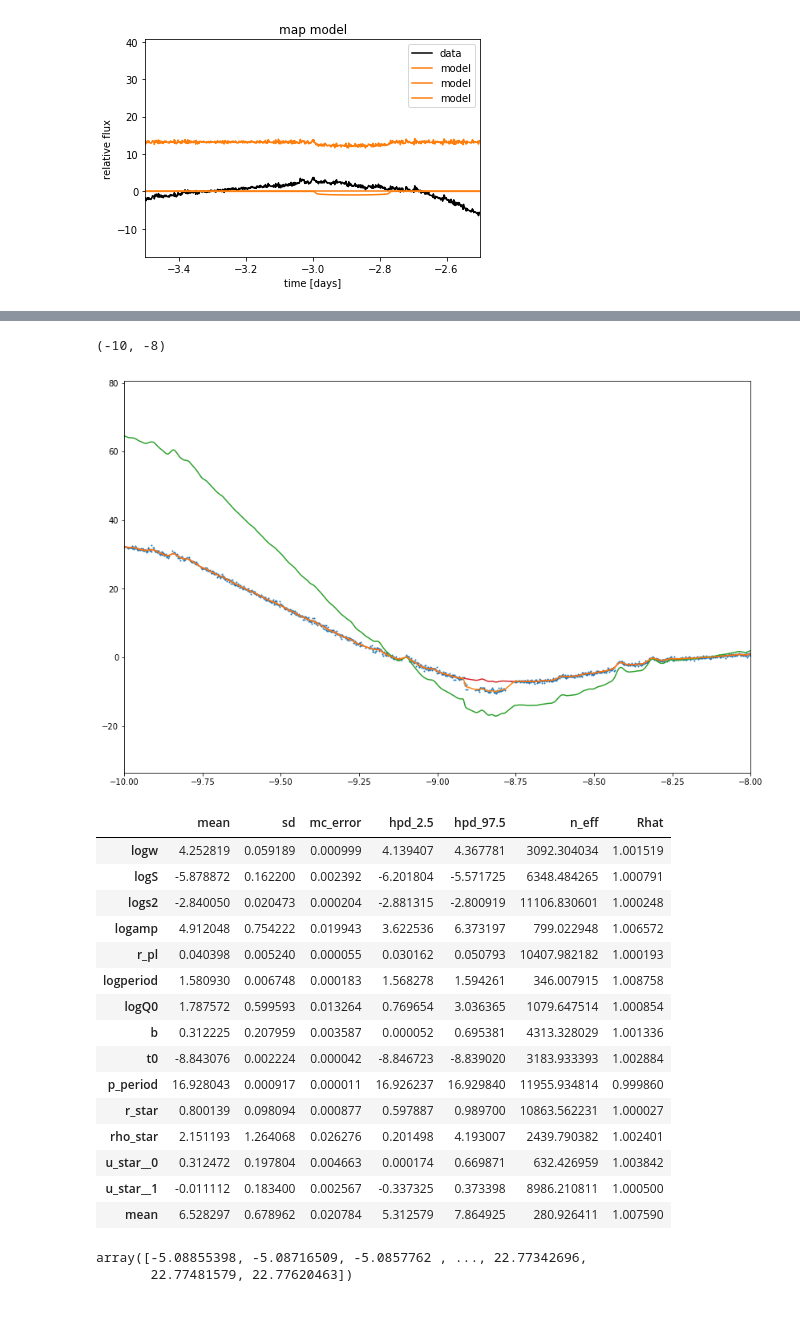
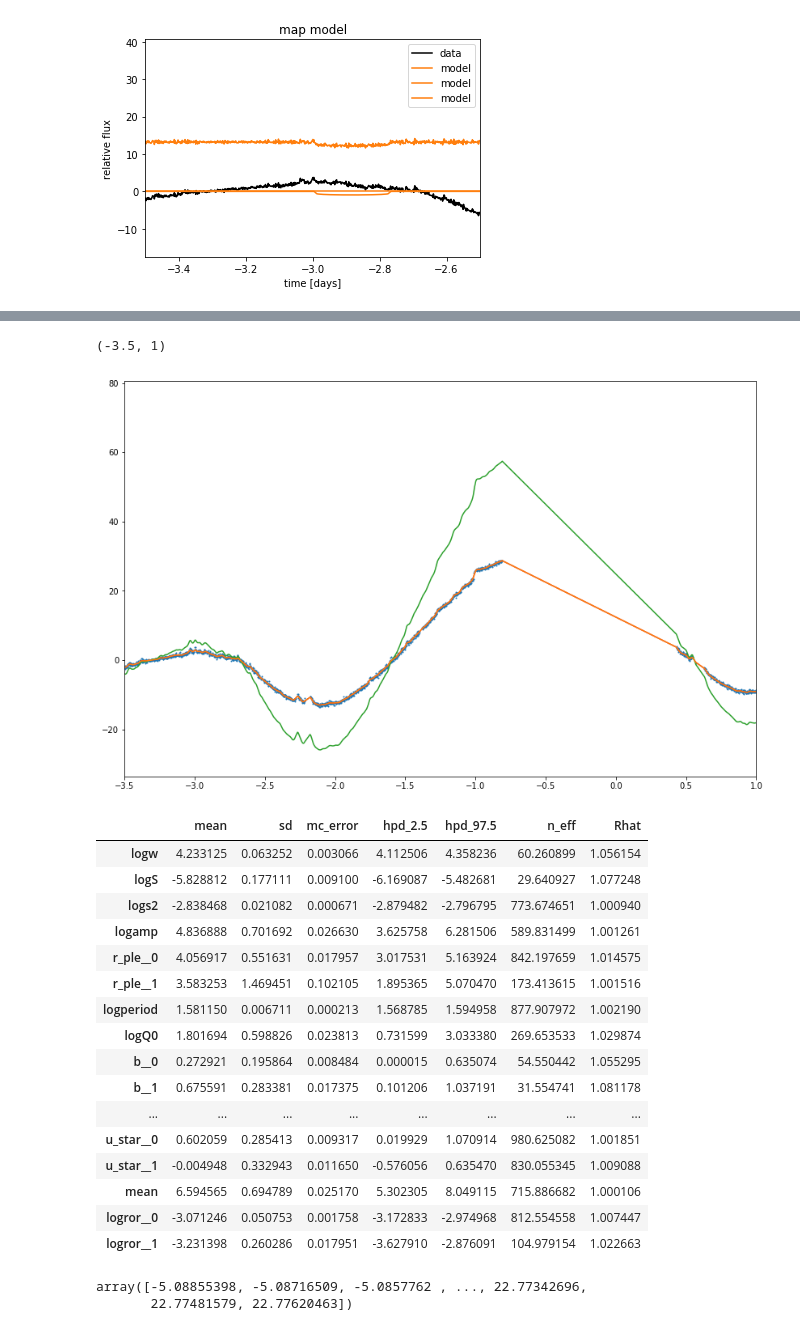
Before and after one commit to mrtommyb/l98-59-transitmodel, a Jupyter notebook: code/for_tom-Copy1.ipynb, the cells around one changed output, grey strips where cells are left out. Drawn from its saved outputs; the diff is of its cells as text; code cells hidden in the pictures.

```diff
--- a/code/for_tom-Copy1.ipynb
+++ b/code/for_tom-Copy1.ipynb
@@ -431,30 +452,31 @@ plt.plot(x[mask], gp_mod, color="C3", label="model")
 plt.plot(x[mask], np.percentile(pred, [50], axis=0)[0] + gp_mod, color="C2", label="model")
 plt.plot(x[mask], np.percentile(pred, [50], axis=0)[0], color="C1", label="model")
 plt.scatter(x,y, s=1)
-plt.xlim(7-17,9-17)
+plt.xlim(-3.5,1)
 # %% [output]
-(-10, -8)
+(-3.5, 1)
-[figure, old version]
+[figure, new version]
 # %%
-pm.summary(trace, varnames=["logw", "logS", "logs2", "logamp", "r_pl", "logperiod", "logQ0",
-                            "b", "t0", "p_period", "r_star", "rho_star", "u_star", "mean"])
+pm.summary(trace, varnames=["logw", "logS", "logs2", "logamp", "r_ple", "logperiod", "logQ0",
+                            "b", "t0", "p_period", "r_star", "rho_star", "u_star", "mean", 'logror'])
 # %% [output]
 |  | mean | sd | mc_error | hpd_2.5 | hpd_97.5 | n_eff | Rhat |
-| logw | 4.252819 | 0.059189 | 0.000999 | 4.139407 | 4.367781 | 3092.304034 | 1.001519 |
-| logS | -5.878872 | 0.162200 | 0.002392 | -6.201804 | -5.571725 | 6348.484265 | 1.000791 |
-| logs2 | -2.840050 | 0.020473 | 0.000204 | -2.881315 | -2.800919 | 11106.830601 | 1.000248 |
-| logamp | 4.912048 | 0.754222 | 0.019943 | 3.622536 | 6.373197 | 799.022948 | 1.006572 |
-| r_pl | 0.040398 | 0.005240 | 0.000055 | 0.030162 | 0.050793 | 10407.982182 | 1.000193 |
-| logperiod | 1.580930 | 0.006748 | 0.000183 | 1.568278 | 1.594261 | 346.007915 | 1.008758 |
-| logQ0 | 1.787572 | 0.599593 | 0.013264 | 0.769654 | 3.036365 | 1079.647514 | 1.000854 |
-| b | 0.312225 | 0.207959 | 0.003587 | 0.000052 | 0.695381 | 4313.328029 | 1.001336 |
-| t0 | -8.843076 | 0.002224 | 0.000042 | -8.846723 | -8.839020 | 3183.933393 | 1.002884 |
-| p_period | 16.928043 | 0.000917 | 0.000011 | 16.926237 | 16.929840 | 11955.934814 | 0.999860 |
-| r_star | 0.800139 | 0.098094 | 0.000877 | 0.597887 | 0.989700 | 10863.562231 | 1.000027 |
-| rho_star | 2.151193 | 1.264068 | 0.026276 | 0.201498 | 4.193007 | 2439.790382 | 1.002401 |
-| u_star__0 | 0.312472 | 0.197804 | 0.004663 | 0.000174 | 0.669871 | 632.426959 | 1.003842 |
-| u_star__1 | -0.011112 | 0.183400 | 0.002567 | -0.337325 | 0.373398 | 8986.210811 | 1.000500 |
-| mean | 6.528297 | 0.678962 | 0.020784 | 5.312579 | 7.864925 | 280.926411 | 1.007590 |
+| logw | 4.233125 | 0.063252 | 0.003066 | 4.112506 | 4.358236 | 60.260899 | 1.056154 |
+| logS | -5.828812 | 0.177111 | 0.009100 | -6.169087 | -5.482681 | 29.640927 | 1.077248 |
+| logs2 | -2.838468 | 0.021082 | 0.000671 | -2.879482 | -2.796795 | 773.674651 | 1.000940 |
+| logamp | 4.836888 | 0.701692 | 0.026630 | 3.625758 | 6.281506 | 589.831499 | 1.001261 |
+| r_ple__0 | 4.056917 | 0.551631 | 0.017957 | 3.017531 | 5.163924 | 842.197659 | 1.014575 |
+| r_ple__1 | 3.583253 | 1.469451 | 0.102105 | 1.895365 | 5.070470 | 173.413615 | 1.001516 |
+| logperiod | 1.581150 | 0.006711 | 0.000213 | 1.568785 | 1.594958 | 877.907972 | 1.002190 |
+| logQ0 | 1.801694 | 0.598826 | 0.023813 | 0.731599 | 3.033380 | 269.653533 | 1.029874 |
+| b__0 | 0.272921 | 0.195864 | 0.008484 | 0.000015 | 0.635074 | 54.550442 | 1.055295 |
+| b__1 | 0.675591 | 0.283381 | 0.017375 | 0.101206 | 1.037191 | 31.554741 | 1.081178 |
+| ... | ... | ... | ... | ... | ... | ... | ... |
+| u_star__0 | 0.602059 | 0.285413 | 0.009317 | 0.019929 | 1.070914 | 980.625082 | 1.001851 |
+| u_star__1 | -0.004948 | 0.332943 | 0.011650 | -0.576056 | 0.635470 | 830.055345 | 1.009088 |
+| mean | 6.594565 | 0.694789 | 0.025170 | 5.302305 | 8.049115 | 715.886682 | 1.000106 |
+| logror__0 | -3.071246 | 0.050753 | 0.001758 | -3.172833 | -2.974968 | 812.554558 | 1.007447 |
+| logror__1 | -3.231398 | 0.260286 | 0.017951 | -3.627910 | -2.876091 | 104.979154 | 1.022663 |
 # %%
 x[mask] - np.median(trace['t0'])
 # %% [output]
```
Also changed, not shown: parts of 10 cells of this notebook, 6 other files.
